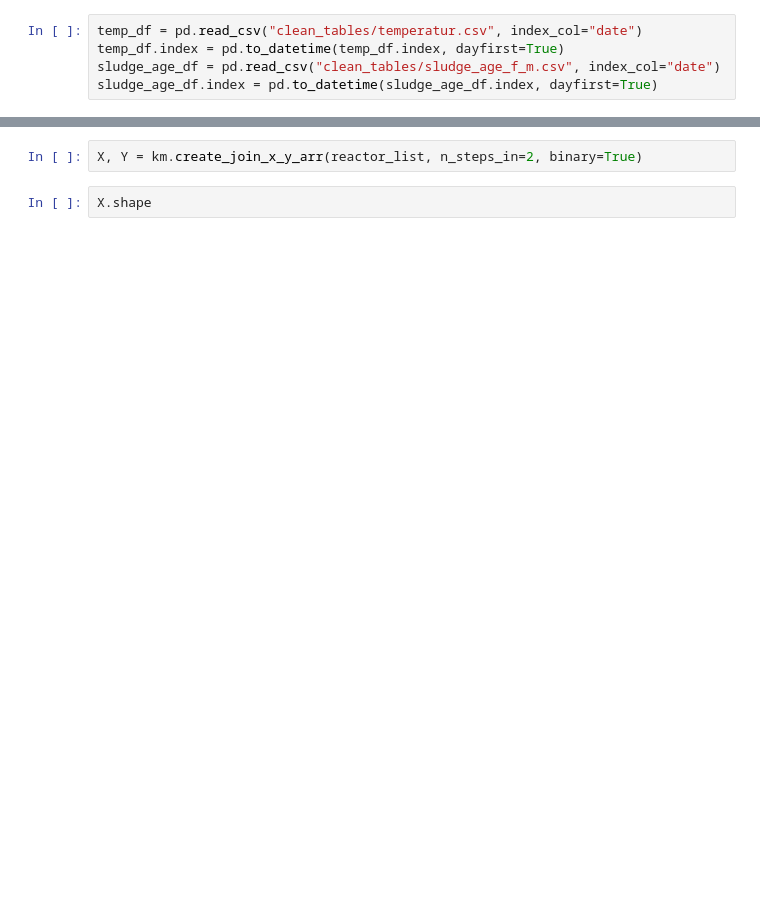
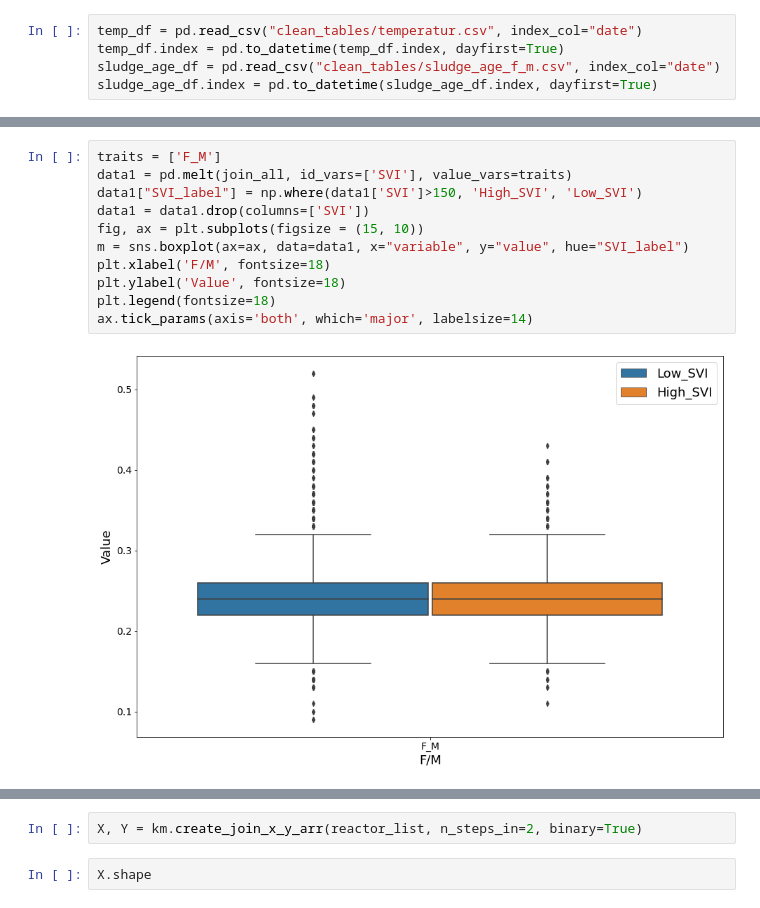
Before and after one commit to efratkohen/Project, a Jupyter notebook: join svi data and sludge age, F_M and temperature.ipynb, the cells around one changed output, grey strips where cells are left out. Saved outputs shown, nothing was run; the diff lists cells and outputs as text; blank space fills up the shorter version.

```diff
--- a/join svi data and sludge age, F_M and temperature.ipynb
+++ b/join svi data and sludge age, F_M and temperature.ipynb
@@ -66,0 +150,13 @@ reactor_list[0]
+# %%
+traits = ['F_M']
+data1 = pd.melt(join_all, id_vars=['SVI'], value_vars=traits)
+data1["SVI_label"] = np.where(data1['SVI']>150, 'High_SVI', 'Low_SVI')
+data1 = data1.drop(columns=['SVI'])
+fig, ax = plt.subplots(figsize = (15, 10))
+m = sns.boxplot(ax=ax, data=data1, x="variable", y="value", hue="SVI_label")
+plt.xlabel('F/M', fontsize=18)
+plt.ylabel('Value', fontsize=18)
+plt.legend(fontsize=18)
+ax.tick_params(axis='both', which='major', labelsize=14)
+# %% [output]
+[figure, added]
```
Also changed, not shown: parts of 18 cells of this notebook.
